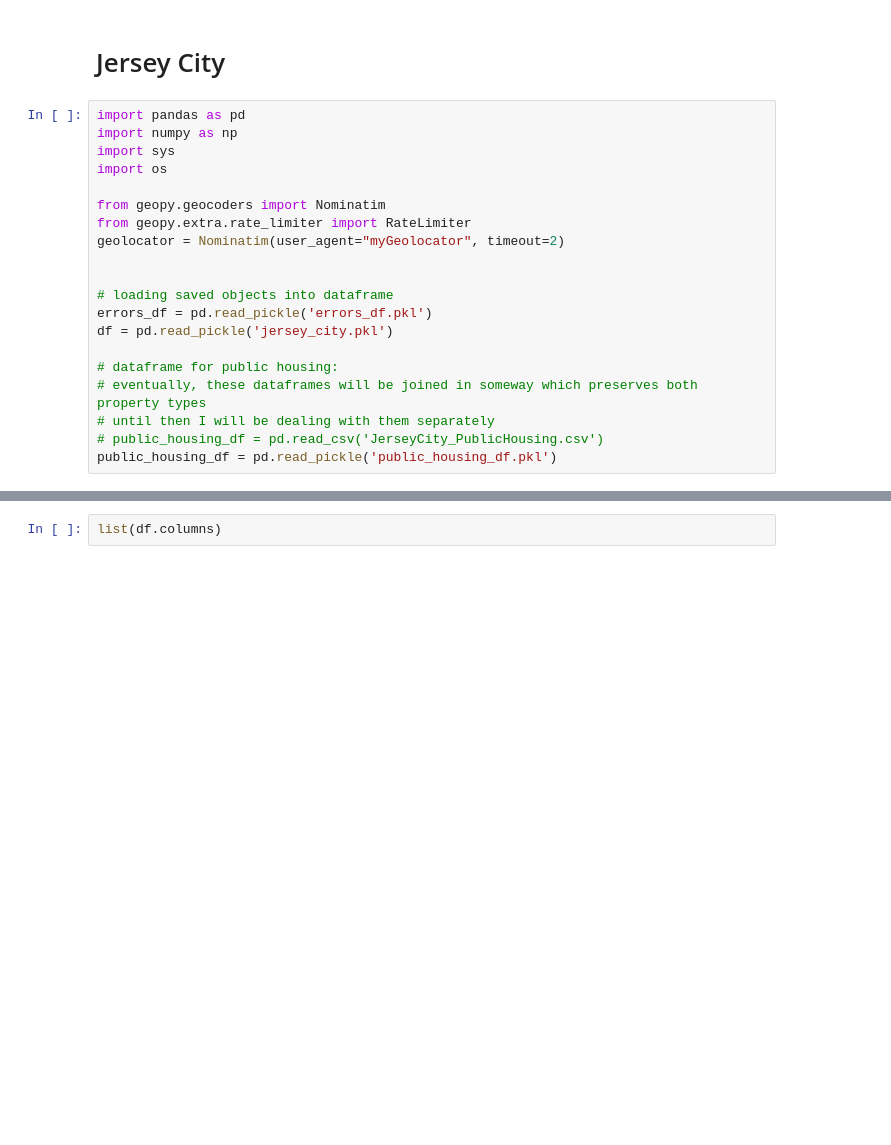
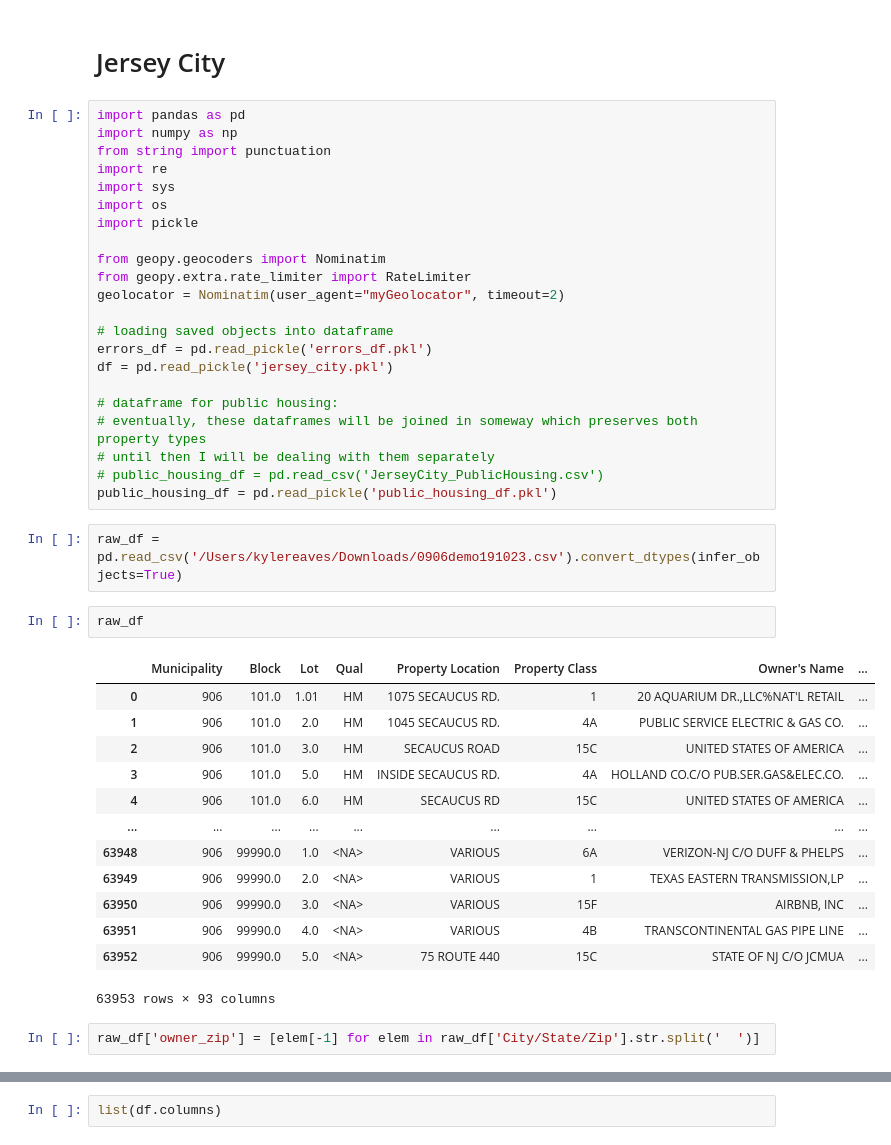
Before and after one commit to kylemichaelreaves/landlord_data, a Jupyter notebook: JerseyCity/jersey_city.ipynb, the cells around one changed output, grey strips where cells are left out. Saved outputs shown, nothing was run; the diff lists cells and outputs as text; blank space fills up the shorter version.

```diff
--- a/JerseyCity/jersey_city.ipynb
+++ b/JerseyCity/jersey_city.ipynb
@@ -3,13 +3,15 @@
 # %%
 import pandas as pd
 import numpy as np
+from string import punctuation
+import re
 import sys
 import os
+import pickle
 
 from geopy.geocoders import Nominatim
 from geopy.extra.rate_limiter import RateLimiter
 geolocator = Nominatim(user_agent="myGeolocator", timeout=2)
-
 
 # loading saved objects into dataframe
 errors_df = pd.read_pickle('errors_df.pkl')
@@ -20,3 +22,23 @@ df = pd.read_pickle('jersey_city.pkl')
 # until then I will be dealing with them separately
 # public_housing_df = pd.read_csv('JerseyCity_PublicHousing.csv')
 public_housing_df = pd.read_pickle('public_housing_df.pkl')
+# %%
+raw_df = pd.read_csv('/Users/kylereaves/Downloads/0906demo191023.csv').convert_dtypes(infer_objects=True)
+# %%
+raw_df
+# %% [output]
+|  | Municipality | Block | Lot | Qual | Property Location | Property Class | Owner's Name | ... |
+| 0 | 906 | 101.0 | 1.01 | HM | 1075 SECAUCUS RD. | 1 | 20 AQUARIUM DR.,LLC%NAT'L RETAIL | ... |
+| 1 | 906 | 101.0 | 2.0 | HM | 1045 SECAUCUS RD. | 4A | PUBLIC SERVICE ELECTRIC & GAS CO. | ... |
+| 2 | 906 | 101.0 | 3.0 | HM | SECAUCUS ROAD | 15C | UNITED STATES OF AMERICA | ... |
+| 3 | 906 | 101.0 | 5.0 | HM | INSIDE SECAUCUS RD. | 4A | HOLLAND CO.C/O PUB.SER.GAS&ELEC.CO. | ... |
+| 4 | 906 | 101.0 | 6.0 | HM | SECAUCUS RD | 15C | UNITED STATES OF AMERICA | ... |
+| ... | ... | ... | ... | ... | ... | ... | ... | ... |
+| 63948 | 906 | 99990.0 | 1.0 | <NA> | VARIOUS | 6A | VERIZON-NJ C/O DUFF & PHELPS | ... |
+| 63949 | 906 | 99990.0 | 2.0 | <NA> | VARIOUS | 1 | TEXAS EASTERN TRANSMISSION,LP | ... |
+| 63950 | 906 | 99990.0 | 3.0 | <NA> | VARIOUS | 15F | AIRBNB, INC | ... |
+| 63951 | 906 | 99990.0 | 4.0 | <NA> | VARIOUS | 4B | TRANSCONTINENTAL GAS PIPE LINE | ... |
+| 63952 | 906 | 99990.0 | 5.0 | <NA> | 75 ROUTE 440 | 15C | STATE OF NJ C/O JCMUA | ... |
+63953 rows × 93 columns
+# %%
+raw_df['owner_zip'] = [elem[-1] for elem in raw_df['City/State/Zip'].str.split('  ')]
```
Also changed, not shown: parts of 21 cells of this notebook, 3 other files.
